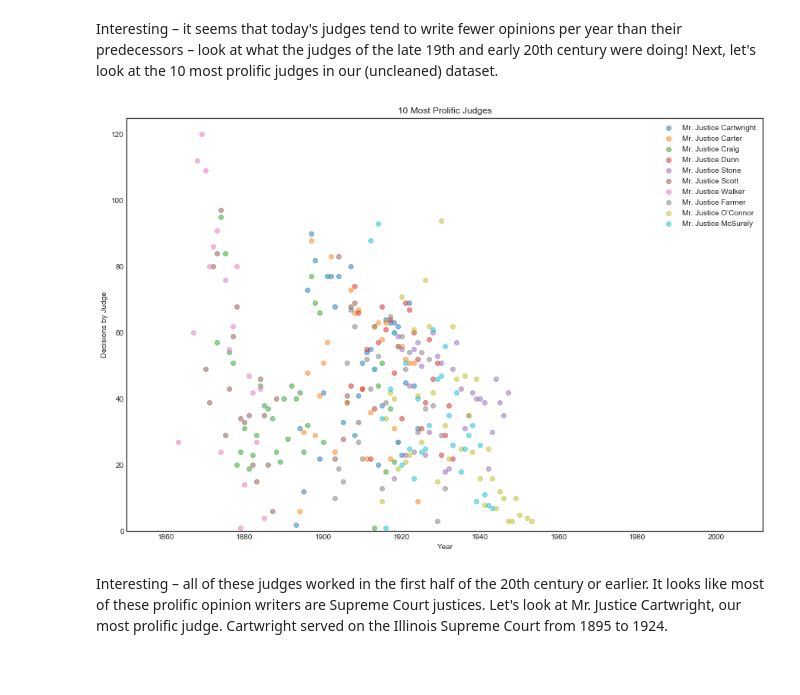
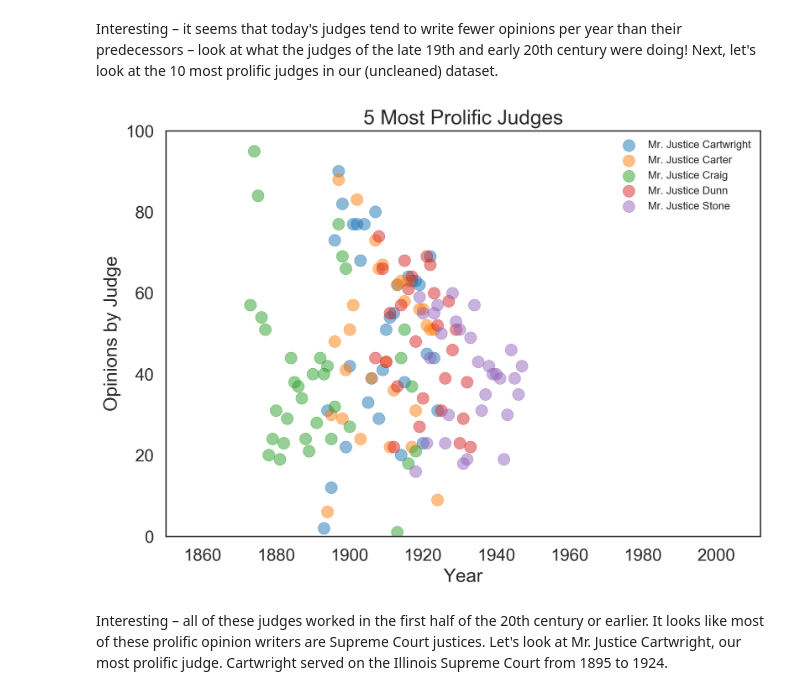
Before and after one commit to john-bowers/cap_examples, a Jupyter notebook: CAP_Demo.ipynb, the cells around one changed output. Cells and saved outputs as stored; diff of their text form; code cells hidden in the pictures; blank space fills up the shorter version.

```diff
--- a/CAP_Demo.ipynb
+++ b/CAP_Demo.ipynb
@@ -9,6 +9,7 @@ import numpy as np
 import matplotlib.pyplot as plt
 import seaborn as se
 se.set_style('white')
+se.set_context('poster')
 
 
 from ipywidgets import FloatProgress
@@ -351,23 +354,24 @@ plt.show()
 # %% [markdown]
 Interesting – it seems that today's judges tend to write fewer opinions per year than their predecessors – look at what the judges of the late 19th and early 20th century were doing! Next, let's look at the 10 most prolific judges in our (uncleaned) dataset.
 # %%
-plt.figure(figsize=(15, 10))
-plt.ylim(0, 125)
+plt.figure(figsize=(10, 7), dpi=200)
+plt.ylim(0, 100)
 plt.xlim(1850, 2012)
 
 #Get year/opinion count figures for top 10 judges
-for justice in most_prolific.index.tolist()[:10]:
+for justice in most_prolific.index.tolist()[:5]:
     x,y = zip(*authors[justice].items())
     plt.scatter(x,y, alpha=0.5, label=justice)
 
 
-plt.title("10 Most Prolific Judges")
+plt.title("5 Most Prolific Judges")
 plt.xlabel("Year")
-plt.ylabel("Decisions by Judge")
-plt.legend()
+plt.ylabel("Opinions by Judge")
+plt.legend(fontsize=10)
+plt.savefig("prolificness2.png")
 plt.show()
 # %% [output]
-[figure, old version]
+[figure, new version]
 # %% [markdown]
 Interesting – all of these judges worked in the first half of the 20th century or earlier. It looks like most of these prolific opinion writers are Supreme Court justices. Let's look at Mr. Justice Cartwright, our most prolific judge. Cartwright served on the Illinois Supreme Court from 1895 to 1924.
 # %%
```
Also changed, not shown: parts of 13 cells of this notebook.
